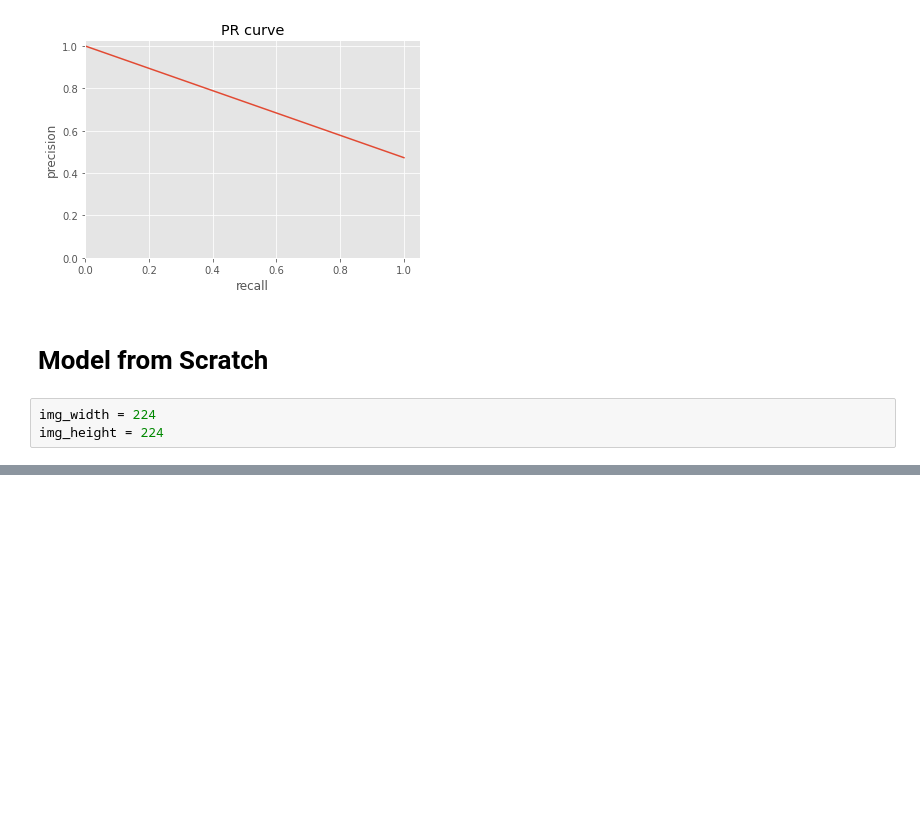
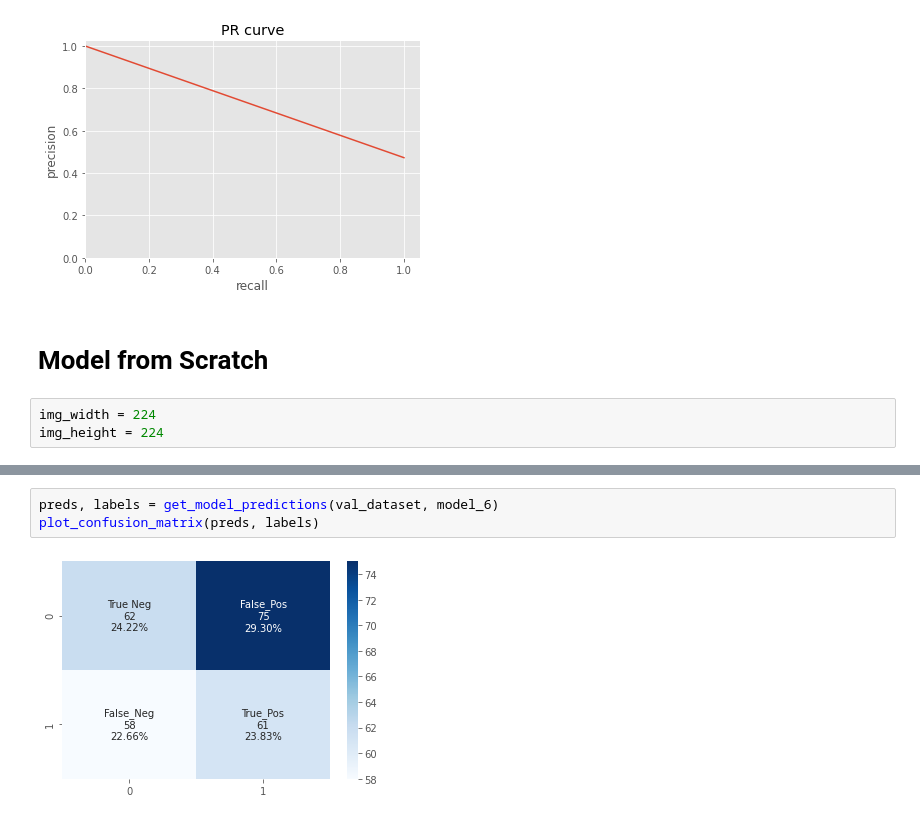
Before and after one commit to schauppi/HTSR_Handwritten_Text_Similarity_Recognition, a Jupyter notebook: experiments.ipynb, the cells around one changed output, grey strips where cells are left out. Drawn from its saved outputs; the diff is of its cells as text; blank space fills up the shorter version.

```diff
--- a/experiments.ipynb
+++ b/experiments.ipynb
@@ -600,0 +618,5 @@ Epoch 5/5
+# %%
+preds, labels = get_model_predictions(val_dataset, model_6)
+plot_confusion_matrix(preds, labels)
+# %% [output]
+[figure, added]
```
Also changed, not shown: parts of 9 cells of this notebook.
